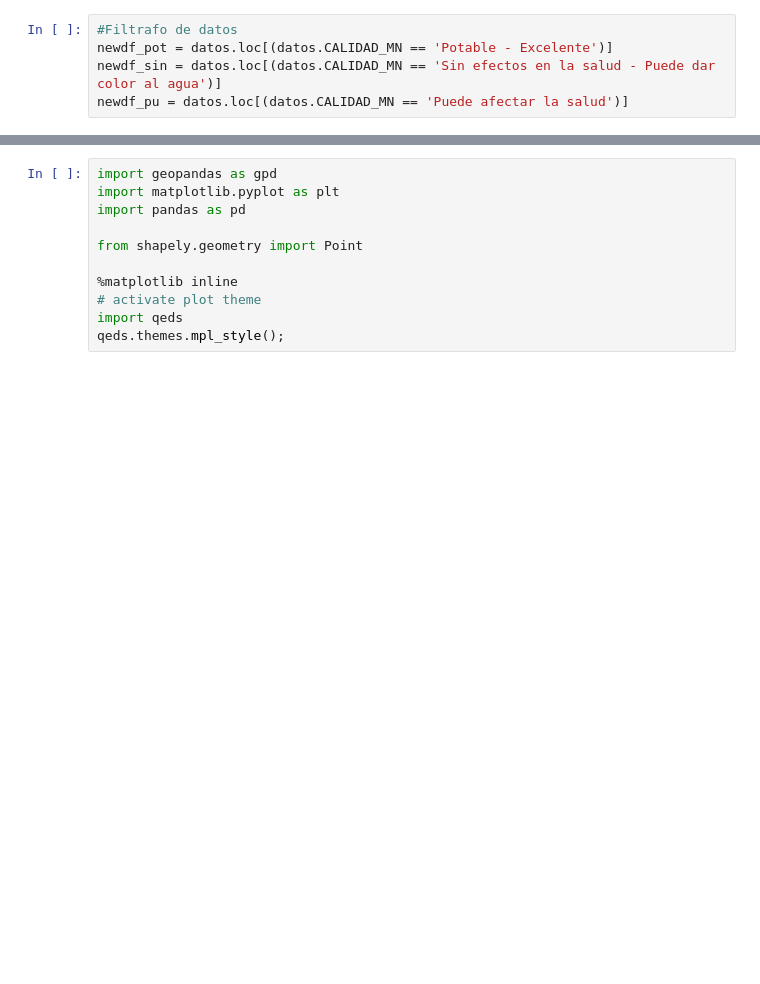
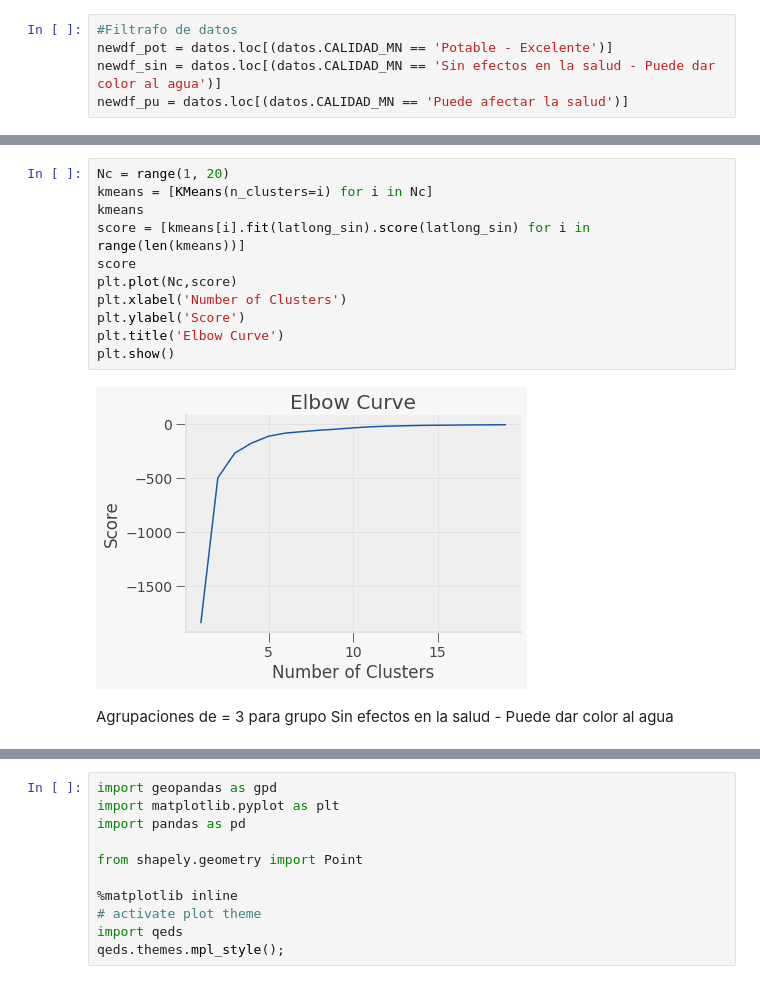
Before and after one commit to PosgradoMNA/actividades-del-projecto-equipo_56, a Jupyter notebook: Entrega_1_(16_11)_>_Limpieza,_análisis,_visualización_y_kmeans.ipynb, the cells around one changed output, grey strips where cells are left out. Cells and saved outputs as stored; diff of their text form; blank space fills up the shorter version.

```diff
--- a/Entrega_1_(16_11)_>_Limpieza,_análisis,_visualización_y_kmeans.ipynb
+++ b/Entrega_1_(16_11)_>_Limpieza,_análisis,_visualización_y_kmeans.ipynb
@@ -276,0 +277,16 @@ latlong_sin.plot.scatter( "LONGITUD","LATITUD")
+# %%
+Nc = range(1, 20)
+kmeans = [KMeans(n_clusters=i) for i in Nc]
+kmeans
+score = [kmeans[i].fit(latlong_sin).score(latlong_sin) for i in range(len(kmeans))]
+score
+plt.plot(Nc,score)
+plt.xlabel('Number of Clusters')
+plt.ylabel('Score')
+plt.title('Elbow Curve')
+plt.show()
+# %% [output]
+[figure, added]
+# %% [markdown]
+Agrupaciones de =  3
+para grupo Sin efectos en la salud - Puede dar color al agua
```
Also changed, not shown: parts of 35 cells of this notebook.
